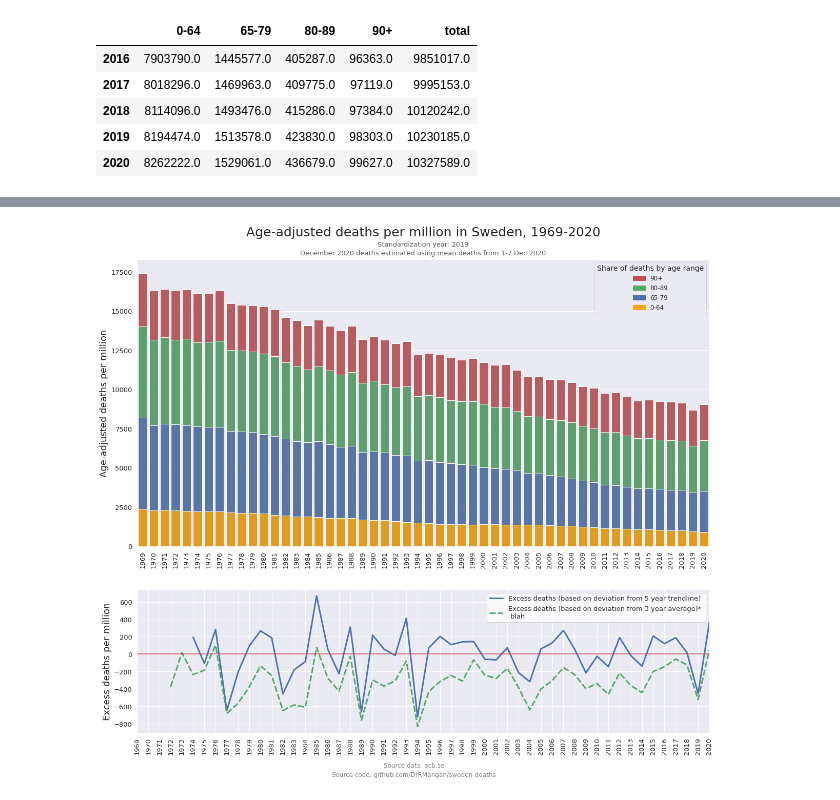
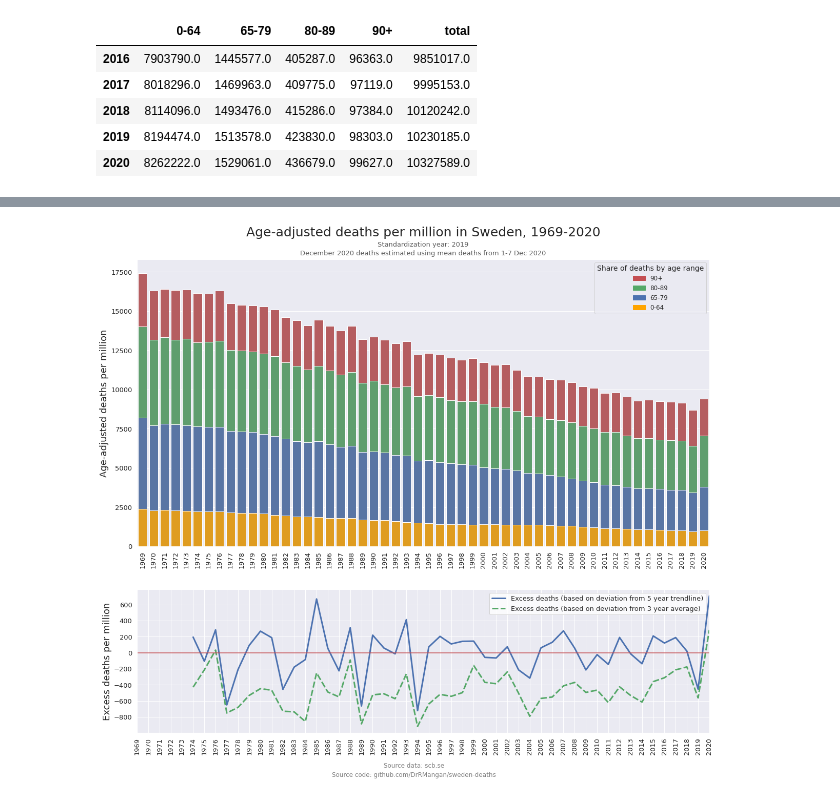
Before and after one commit to DrRMangan/sweden-deaths, a Jupyter notebook: sweden.ipynb, the cells around one changed output, grey strips where cells are left out. Saved outputs shown, nothing was run; the diff lists cells and outputs as text; code cells hidden in the pictures.

```diff
--- a/sweden.ipynb
+++ b/sweden.ipynb
@@ -40,21 +40,24 @@ deaths_age_agg = pd.concat([deaths_age.iloc[0:65].sum(), deaths_age.iloc[65:80].
 deaths_age_agg = deaths_age_agg.rename(columns={0:'0-64',1:'65-79', 2:'80-89', 3:'90+'})
 
 ####
-deaths_2020 = pd.read_excel('2020-12-21-preliminar_statistik_over_doda_inkl_eng.xlsx', sheet_name = 'Tabell 2', skiprows = range(0,6), engine='openpyxl')
+deaths_2020 = pd.read_excel('2021-01-18-preliminar_statistik_over_doda_inkl_eng.xlsx', sheet_name = 'Tabell 2', skiprows = range(0,6), engine='openpyxl')
+deaths_2020_unknown = deaths_2020.iloc[2209][['0-64 år', '65-79 år', '80-89 år', '90+ år', '0-64 år.1', '65-79 år.1', '80-89 år.1', '90+ år.1']]
+deaths_2020 = deaths_2020.iloc[16:382]
 
-deaths_2020['0-64'] = deaths_2020['0-64 år.2'] + deaths_2020['0-64 år.3']
-deaths_2020['65-79'] = deaths_2020['65-79 år.2'] + deaths_2020['65-79 år.3']
-deaths_2020['80-89'] = deaths_2020['80-89 år.2'] + deaths_2020['80-89 år.3']
-deaths_2020['90+'] = deaths_2020['90+ år.2'] + deaths_2020['90+ år.3']
+###
+deaths_2020['0-64'] = deaths_2020['0-64 år'] + deaths_2020['0-64 år.1']
+deaths_2020['65-79'] = deaths_2020['65-79 år'] + deaths_2020['65-79 år.1']
+deaths_2020['80-89'] = deaths_2020['80-89 år'] + deaths_2020['80-89 år.1']
+deaths_2020['90+'] = deaths_2020['90+ år'] + deaths_2020['90+ år.1']
 
-#estimate december 2020 deaths
-deaths_2020 = deaths_2020.drop(0)
-december_values = deaths_2020.set_index('Unnamed: 22').loc['december'][['0-64', '65-79', '80-89', '90+']].iloc[0:7].mean().astype(int)
-deaths_2020 = deaths_2020.groupby('Unnamed: 22')[['0-64', '65-79', '80-89', '90+']].sum()
-deaths_2020.loc['december'] = december_values*31
 
 ###
 deaths_age_agg.loc['2020'] = deaths_2020.sum()
+deaths_age_agg.loc['2020', '0-64'] += deaths_2020_unknown['0-64 år'] + deaths_2020_unknown['0-64 år.1']
+deaths_age_agg.loc['2020', '65-79'] += deaths_2020_unknown['65-79 år'] + deaths_2020_unknown['65-79 år.1']
+deaths_age_agg.loc['2020', '80-89'] += deaths_2020_unknown['80-89 år'] + deaths_2020_unknown['80-89 år.1']
+deaths_age_agg.loc['2020', '90+'] += deaths_2020_unknown['90+ år'] + deaths_2020_unknown['90+ år.1']
+
 deaths_age_agg['total'] = deaths_age_agg.sum(axis=1)
 deaths_age_agg.tail()
 # %% [output]
@@ -98,6 +84,6 @@ deaths_age_adj.tail()
 # %%
 window1 = 5
-window2 = 3
+window2 = 5
 deaths_age_adj['5 year trendline'] = deaths_age_adj['total/million'].shift().rolling(window = window1).apply(lambda x: np.polyval(np.polyfit(np.array(range(0,window1)), x, 1), window1), raw=True)
 deaths_age_adj['3 year mean'] = deaths_age_adj['total/million'].rolling(window2).mean().shift()
 
@@ -151,35 +137,35 @@ axs[0] = sns.barplot(x=deaths_age_adj['total'].iloc[1:].index, y=(deaths_age_adj
 axs[0] = sns.barplot(x=deaths_age_adj['total'].iloc[1:].index, y=(deaths_age_adj['0-64'].iloc[1:])/pop_millions, color="orange", ax=axs[0])
 red_patch = mpatches.Patch(color='r', label='90+')
 green_patch = mpatches.Patch(color='g', label='80-89')
 blue_patch = mpatches.Patch(color='b', label='65-79')
 orange_patch = mpatches.Patch(color='orange', label='0-64')
 
 axs[0].legend(handles=[red_patch, green_patch, blue_patch, orange_patch], title='Share of deaths by age range', title_fontsize=14, fontsize=12)
 
 axs[0].set_xticklabels(axs[0].get_xticklabels(), rotation=90)
 axs[0].set_title('Age-adjusted deaths per million in Sweden, 1969-2020', fontsize=25, y=1.07)
 axs[0].text(x=0.5, y=1.04, s='Standardization year: 2019', fontsize=13, alpha=0.75, ha='center', va='bottom', transform=axs[0].transAxes)
 axs[0].text(x=0.5, y=1.01, s='December 2020 deaths estimated using mean deaths from 1-7 Dec 2020', fontsize=13, alpha=0.75, ha='center', va='bottom', transform=axs[0].transAxes)
 axs[0].set_ylabel('Age-adjusted deaths per million', fontsize=18)
 axs[0].tick_params(axis='both', labelsize=13)
 
 sns.set_style("ticks")
 
 axs[1] = sns.lineplot(data=deaths_age_adj[['excess1', 'excess2']], palette=['C0', 'C2'], ax=axs[1], linewidth=3)
 plt.axhline(y=0, color='r', linestyle='-')
 plt.xticks(rotation=90)
 axs[1].set_xlim(left=1, right=52)
 axs[1].set_ylabel('Excess deaths per million', fontsize=18)
 axs[1].tick_params(axis='both', labelsize=13)
 
-plt.legend(labels=['Excess deaths (based on deviation from 5 year trendline)', 'Excess deaths (based on deviation from 3 year average)* \n blah'], fontsize=13)
+plt.legend(labels=['Excess deaths (based on deviation from 5 year trendline)', 'Excess deaths (based on deviation from 3 year average)'], fontsize=13)
 
 plt.figtext(0.5, 0.07, "Source data: scb.se", color='gray', ha="center", fontsize=12)
 plt.figtext(0.5, 0.055, "Source code: github.com/DrRMangan/sweden-deaths", color='gray', ha="center", fontsize=12)
 
 fig.savefig('sweden.png')
 # %% [output]
-[figure, old version]
+[figure, new version]
 # %%
 deaths_age_agg_2year = deaths_age_agg + deaths_age_agg.shift()
 deaths_age_adj_2year = (deaths_age_agg_2year/pop_age_agg)*pop_age_agg.loc['2020']
```
Also changed, not shown: parts of 8 cells of this notebook.
